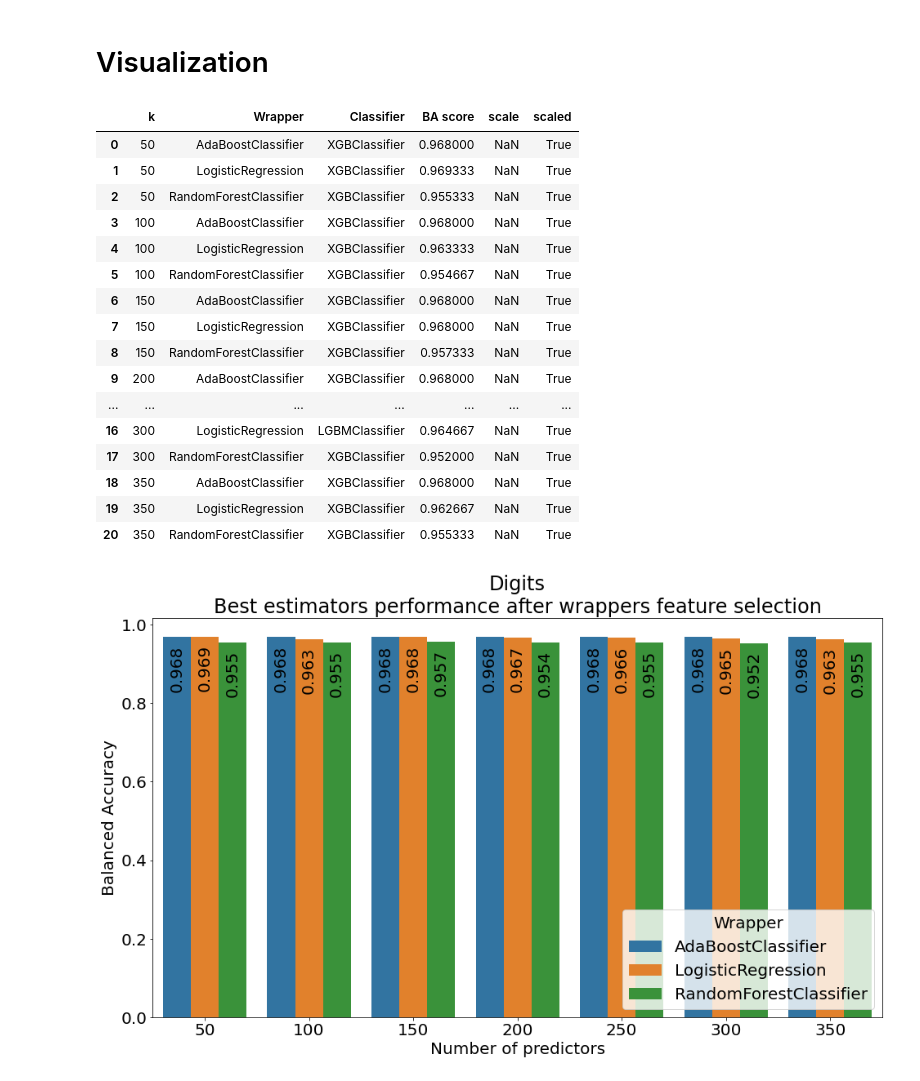
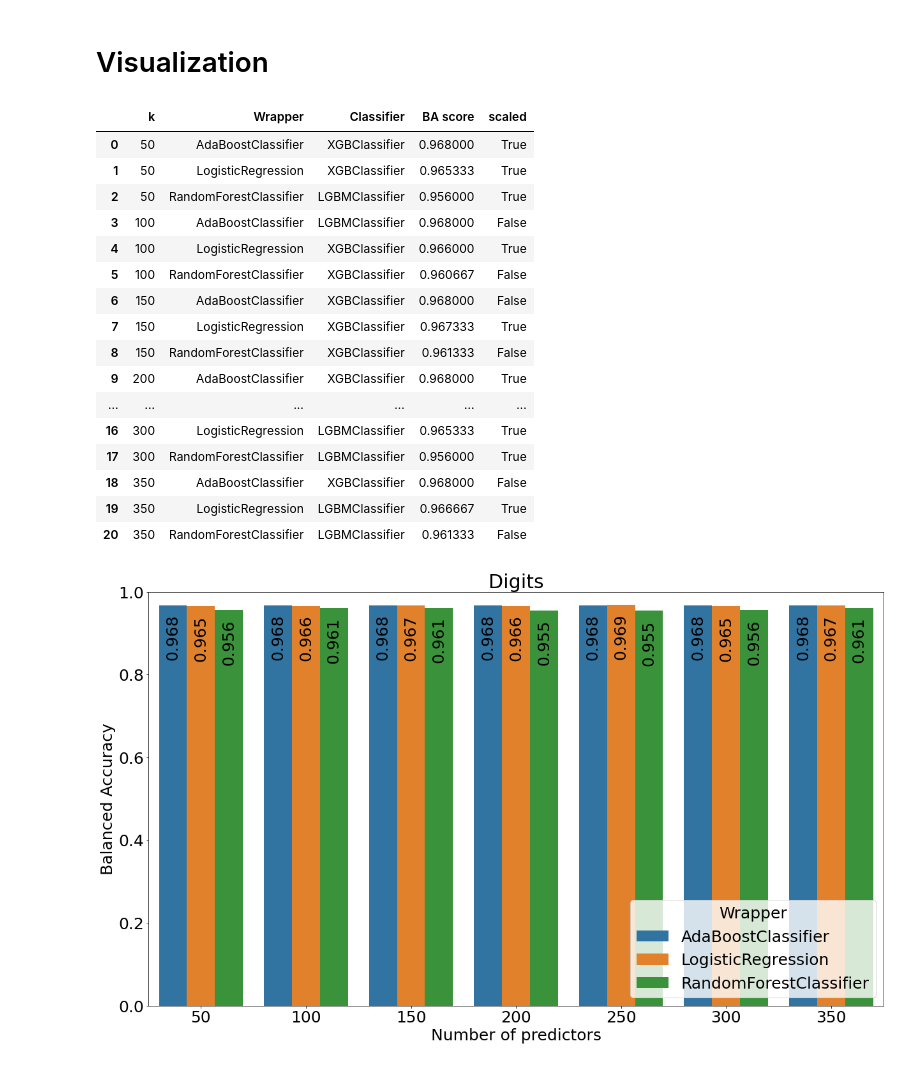
Before and after one commit to pawel99k/AML2022, a Jupyter notebook: Project2/Python_scripts/EstimatorWrappers.ipynb, the cells around one changed output. Drawn from its saved outputs; the diff is of its cells as text; code cells hidden in the pictures.

```diff
--- a/Project2/Python_scripts/EstimatorWrappers.ipynb
+++ b/Project2/Python_scripts/EstimatorWrappers.ipynb
@@ -69,0 +54,3 @@ digits_results
+# %%
+digits_results['score'] = digits_results['BA score'] - 0.01 * np.maximum(0, 0.005*digits_results['k']-0.25)
+digits_results
@@ -130,40 +132,43 @@ art_results
 vis_digits = digits_results.sort_values('BA score', ascending=False).groupby(['k', 'Wrapper']).first().reset_index()
 vis_digits
 # %% [output]
-|  | k | Wrapper | Classifier | BA score | scale | scaled |
-| 0 | 50 | AdaBoostClassifier | XGBClassifier | 0.968000 | NaN | True |
-| 1 | 50 | LogisticRegression | XGBClassifier | 0.969333 | NaN | True |
-| 2 | 50 | RandomForestClassifier | XGBClassifier | 0.955333 | NaN | True |
-| 3 | 100 | AdaBoostClassifier | XGBClassifier | 0.968000 | NaN | True |
-| 4 | 100 | LogisticRegression | XGBClassifier | 0.963333 | NaN | True |
-| 5 | 100 | RandomForestClassifier | XGBClassifier | 0.954667 | NaN | True |
-| 6 | 150 | AdaBoostClassifier | XGBClassifier | 0.968000 | NaN | True |
-| 7 | 150 | LogisticRegression | XGBClassifier | 0.968000 | NaN | True |
-| 8 | 150 | RandomForestClassifier | XGBClassifier | 0.957333 | NaN | True |
-| 9 | 200 | AdaBoostClassifier | XGBClassifier | 0.968000 | NaN | True |
-| ... | ... | ... | ... | ... | ... | ... |
-| 16 | 300 | LogisticRegression | LGBMClassifier | 0.964667 | NaN | True |
-| 17 | 300 | RandomForestClassifier | XGBClassifier | 0.952000 | NaN | True |
-| 18 | 350 | AdaBoostClassifier | XGBClassifier | 0.968000 | NaN | True |
-| 19 | 350 | LogisticRegression | XGBClassifier | 0.962667 | NaN | True |
-| 20 | 350 | RandomForestClassifier | XGBClassifier | 0.955333 | NaN | True |
+|  | k | Wrapper | Classifier | BA score | scaled |
+| 0 | 50 | AdaBoostClassifier | XGBClassifier | 0.968000 | True |
+| 1 | 50 | LogisticRegression | XGBClassifier | 0.965333 | True |
+| 2 | 50 | RandomForestClassifier | LGBMClassifier | 0.956000 | True |
+| 3 | 100 | AdaBoostClassifier | LGBMClassifier | 0.968000 | False |
+| 4 | 100 | LogisticRegression | XGBClassifier | 0.966000 | True |
+| 5 | 100 | RandomForestClassifier | XGBClassifier | 0.960667 | False |
+| 6 | 150 | AdaBoostClassifier | XGBClassifier | 0.968000 | False |
+| 7 | 150 | LogisticRegression | XGBClassifier | 0.967333 | True |
+| 8 | 150 | RandomForestClassifier | XGBClassifier | 0.961333 | False |
+| 9 | 200 | AdaBoostClassifier | XGBClassifier | 0.968000 | True |
+| ... | ... | ... | ... | ... | ... |
+| 16 | 300 | LogisticRegression | LGBMClassifier | 0.965333 | True |
+| 17 | 300 | RandomForestClassifier | LGBMClassifier | 0.956000 | True |
+| 18 | 350 | AdaBoostClassifier | XGBClassifier | 0.968000 | False |
+| 19 | 350 | LogisticRegression | LGBMClassifier | 0.966667 | True |
+| 20 | 350 | RandomForestClassifier | LGBMClassifier | 0.961333 | False |
 # %%
 plt.rcParams['figure.figsize'] = (16,9)
-plt.rcParams['font.size'] = 20
+plt.rcParams['font.size'] = 25
 # %%
 bars = sns.barplot(x='k', y='BA score', hue='Wrapper', data=vis_digits)
 for bar in bars.patches:
     bars.annotate(format(bar.get_height(), '.3f'),
                    (bar.get_x() + bar.get_width() / 2,
-                    bar.get_height()*0.9), ha='center', va='center', xytext=(0, 8), rotation=90,
+                    bar.get_height()-0.09), ha='center', va='center', xytext=(0, 8), rotation=90,
                    textcoords='offset points')
 plt.legend(loc=4, title='Wrapper')
+plt.ylim(0, 1)
 plt.xlabel('Number of predictors')
 plt.ylabel('Balanced Accuracy')
-plt.title('Digits\nBest estimators performance after wrappers feature selection')
+plt.title('Digits')
+plt.gca().set_position([0, 0, 1, 1])
+plt.savefig("../images/wrappers_digits_o.svg")
 plt.show()
 # %% [output]
-[figure, old version]
+[figure, new version]
 # %%
 vis_art = art_results.sort_values('BA score', ascending=False).groupby(['k', 'Wrapper']).first().reset_index()
 vis_art
```
Also changed, not shown: parts of 9 cells of this notebook, 1 other file.
